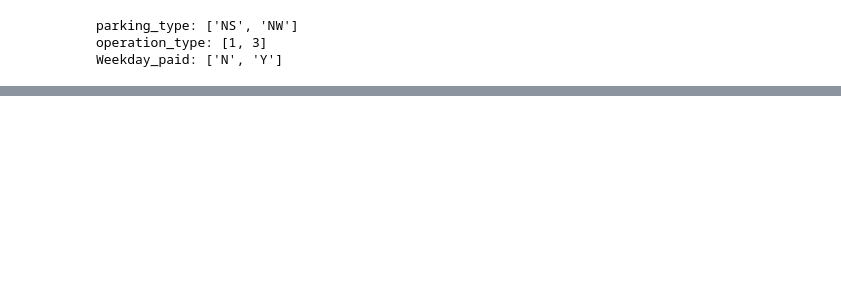
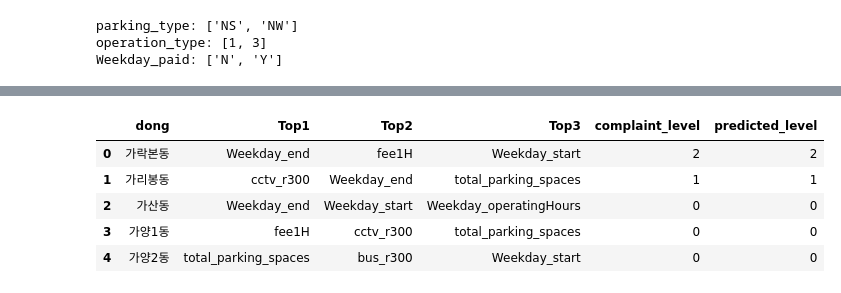
Before and after one commit to vxlmlxv/20251R0136COSE47101, a Jupyter notebook: randomforest_dong.ipynb, the cells around one changed output, grey strips where cells are left out. Cells and saved outputs as stored; diff of their text form; code cells hidden in the pictures; blank space fills up the shorter version.

```diff
--- a/randomforest_dong.ipynb
+++ b/randomforest_dong.ipynb
@@ -131,3 +371,19 @@ importance_table
+# %%
+import pandas as pd
+import numpy as np
+
+# 1. CSV 파일 읽기
+#    파일 경로를 실제 파일명으로 바꿔주세요.
+parks_df = pd.read_csv("src/dongParks_Holiday_zone.csv", encoding="utf-8")
+
+# 3. 시계열 변수를 원형 변수로 변환
+parks_df['start_sin'] = np.sin(2 * np.pi * parks_df['Holiday_start'] / 24)
+parks_df['start_cos'] = np.cos(2 * np.pi * parks_df['Holiday_start'] / 24)
+parks_df['end_sin']   = np.sin(2 * np.pi * parks_df['Holiday_end']   / 24)
+parks_df['end_cos']   = np.cos(2 * np.pi * parks_df['Holiday_end']   / 24)
+
+# 4. (선택) 처리 결과를 새 CSV로 저장
+parks_df.to_csv("src/dongParks_Holiday_hour.csv", index=False, encoding="utf-8")
 # %%
 from sklearn.metrics import mean_squared_error
 import pandas as pd
@@ -263,0 +591,32 @@ plt.show()
+# %%
+# 1) 실제 complaints_level: parks_gdf 에 이미 있다면 바로 사용
+#    없다면, 원본 complaints_df 등에서 행정동별로 집계해서 merge
+
+# 예: 원본 parks_df 에 'complaints_level' 컬럼이 있다고 가정
+actual = parks_gdf.groupby('dong')['complaint_level'] \
+                   .agg(lambda x: x.mode()[0]) \
+                   .reset_index()
+
+# 2) 예측 complaints_level
+predicted = pd.DataFrame({
+    'dong': parks_gdf['dong'],
+    'predicted_level': rf.predict(parks_gdf[feature_cols])
+}).groupby('dong')['predicted_level'] \
+  .agg(lambda x: x.mode()[0]) \
+  .reset_index()
+
+# 3) df_top3 에 결합
+df_insight = (
+    df_top3
+      .merge(actual,    on='dong', how='left')
+      .merge(predicted, on='dong', how='left')
+)
+
+df_insight.head()
+# %% [output]
+|  | dong | Top1 | Top2 | Top3 | complaint_level | predicted_level |
+| 0 | 가락본동 | Weekday_end | fee1H | Weekday_start | 2 | 2 |
+| 1 | 가리봉동 | cctv_r300 | Weekday_end | total_parking_spaces | 1 | 1 |
+| 2 | 가산동 | Weekday_end | Weekday_start | Weekday_operatingHours | 0 | 0 |
+| 3 | 가양1동 | fee1H | cctv_r300 | total_parking_spaces | 0 | 0 |
+| 4 | 가양2동 | total_parking_spaces | bus_r300 | Weekday_start | 0 | 0 |
```
Also changed, not shown: parts of 27 cells of this notebook, 13 other files.
